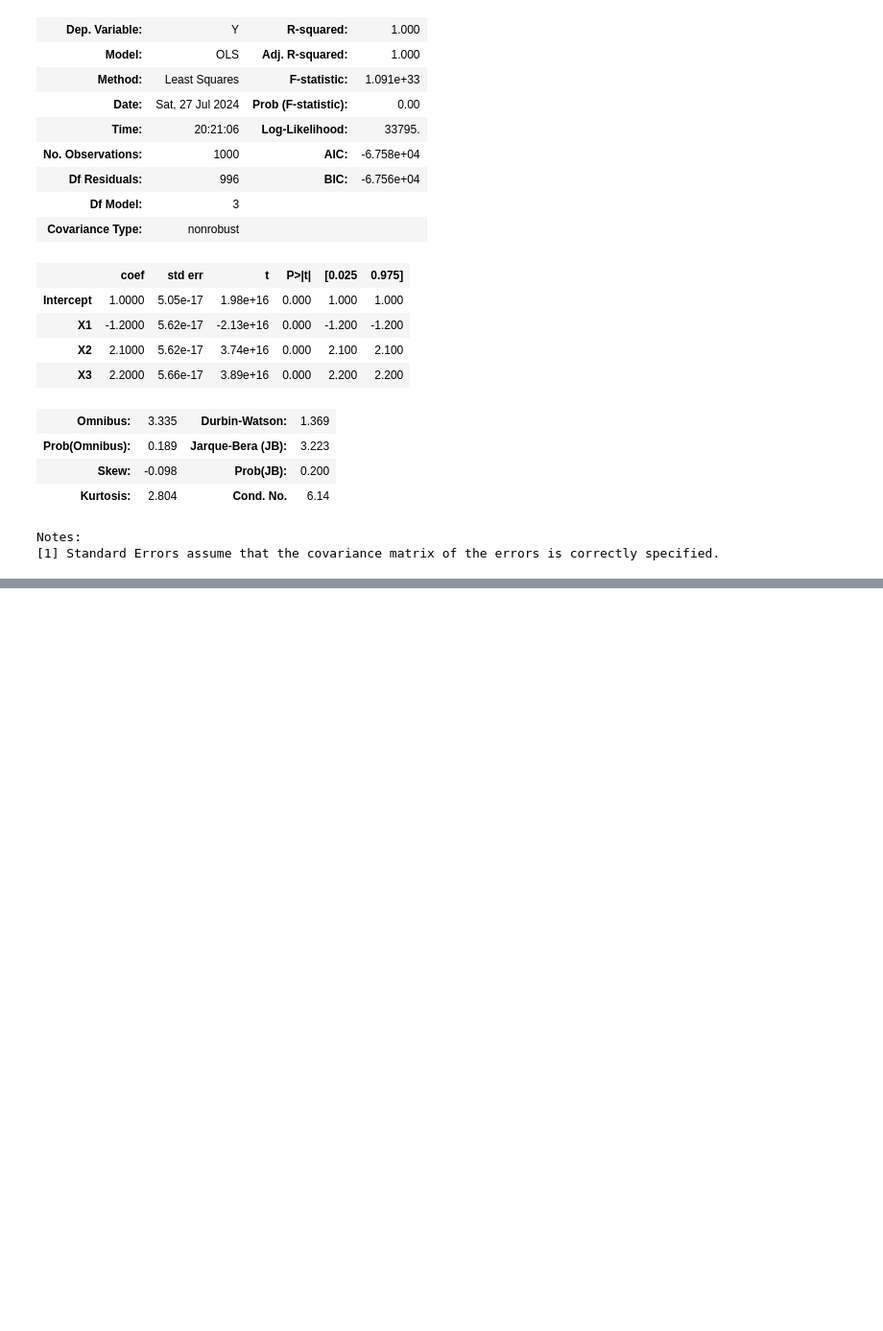
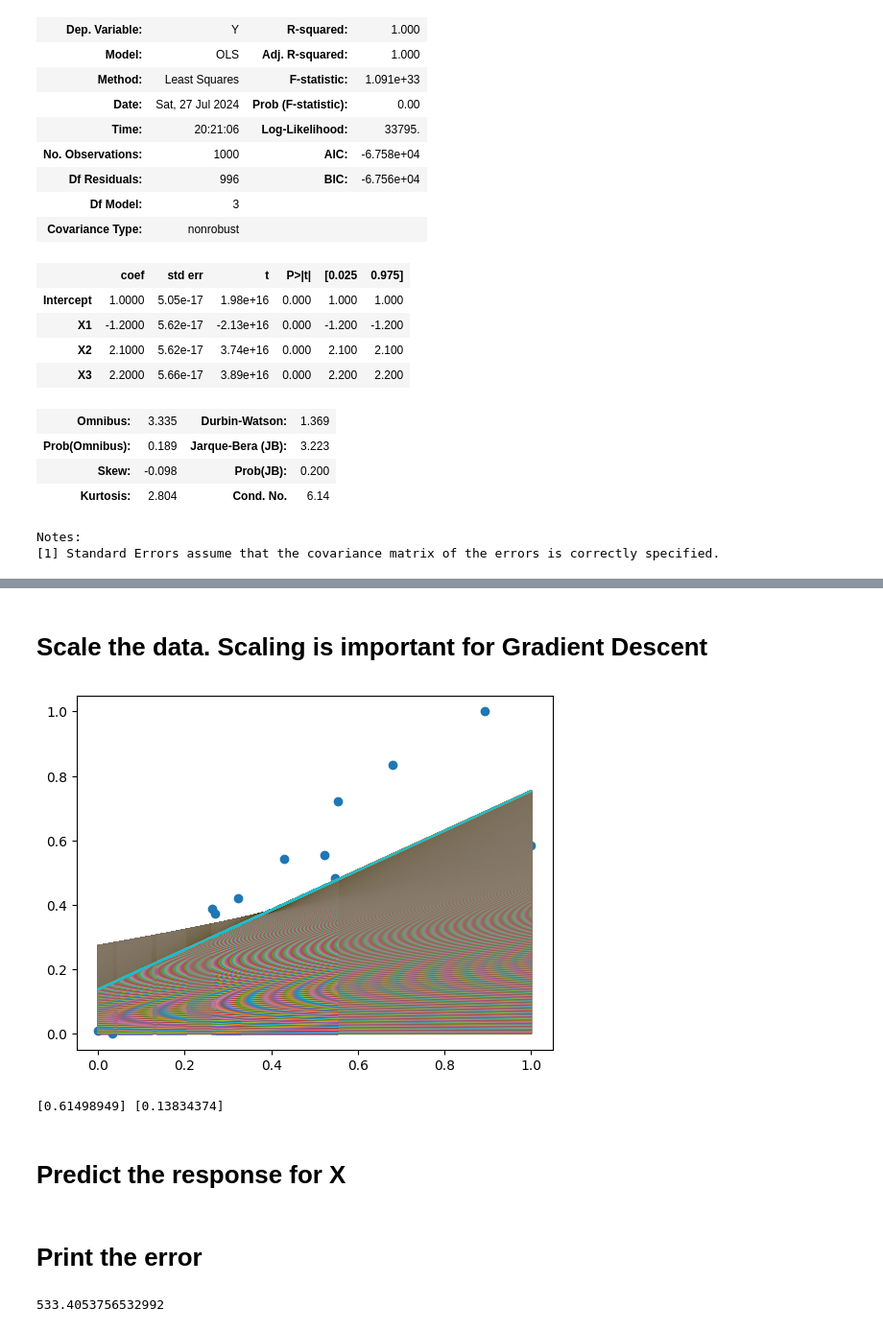
Before and after one commit to TumpaBanerjee/Machine-Learning, a Jupyter notebook: Linear_Regression.ipynb, the cells around one changed output, grey strips where cells are left out. Shown: that part at 96% size. Saved outputs shown, nothing was run; the diff lists cells and outputs as text; code cells hidden in the pictures; blank space fills up the shorter version.

```diff
--- a/Linear_Regression.ipynb
+++ b/Linear_Regression.ipynb
@@ -303,0 +307,2 @@ Notes:
+# %%
+data1=pd.read_table('C:\MY DRIVE\Personal\dataset\All_Data\All_Data\P176.txt')
@@ -303,0 +311,26 @@ Notes:
+# %%
+X=data1['X']
+Y=data1['Y']
+X=np.array(X).reshape(-1,1)
+Y=np.array(Y).reshape(-1,1)
+# %% [markdown]
+# Scale the data. Scaling is important for Gradient Descent
+# %%
+scalerx = MinMaxScaler()
+X=scalerx.fit_transform(X)
+scalery = MinMaxScaler()
+Y=scalery.fit_transform(Y)
+# %%
+def gradient_descent(X,Y,epochs=1000,lr=0.001):
+    plt.scatter(X,Y)
+    m=0
+    c=0
+    n=X.shape[0]
+    for i in range(epochs):
+        delta_m=(-2/n)*sum(X*(Y-m*X-c))
+        delta_c=(-2/n)*sum(Y-m*X-c)
+        m=m-lr*delta_m
+        c=c-lr*delta_c
+        pred=m*X+c
+        plt.plot(X,pred)
+    return m,c
@@ -303,0 +341,10 @@ Notes:
+# %%
+m,c=gradient_descent(X,Y,epochs=10000,lr=0.001)
+# %% [output]
+[figure, added]
+# %%
+print(m,c)
+# %% [output]
+[0.61498949] [0.13834374]
+# %% [markdown]
+# Predict the response for X
@@ -303,0 +353,6 @@ Notes:
+# %% [markdown]
+# Print the error
+# %%
+print(mean_squared_error(scalery.inverse_transform(Y),scalery.inverse_transform(y_pred)))
+# %% [output]
+533.4053756532992
```
Also changed, not shown: parts of 5 cells of this notebook.
